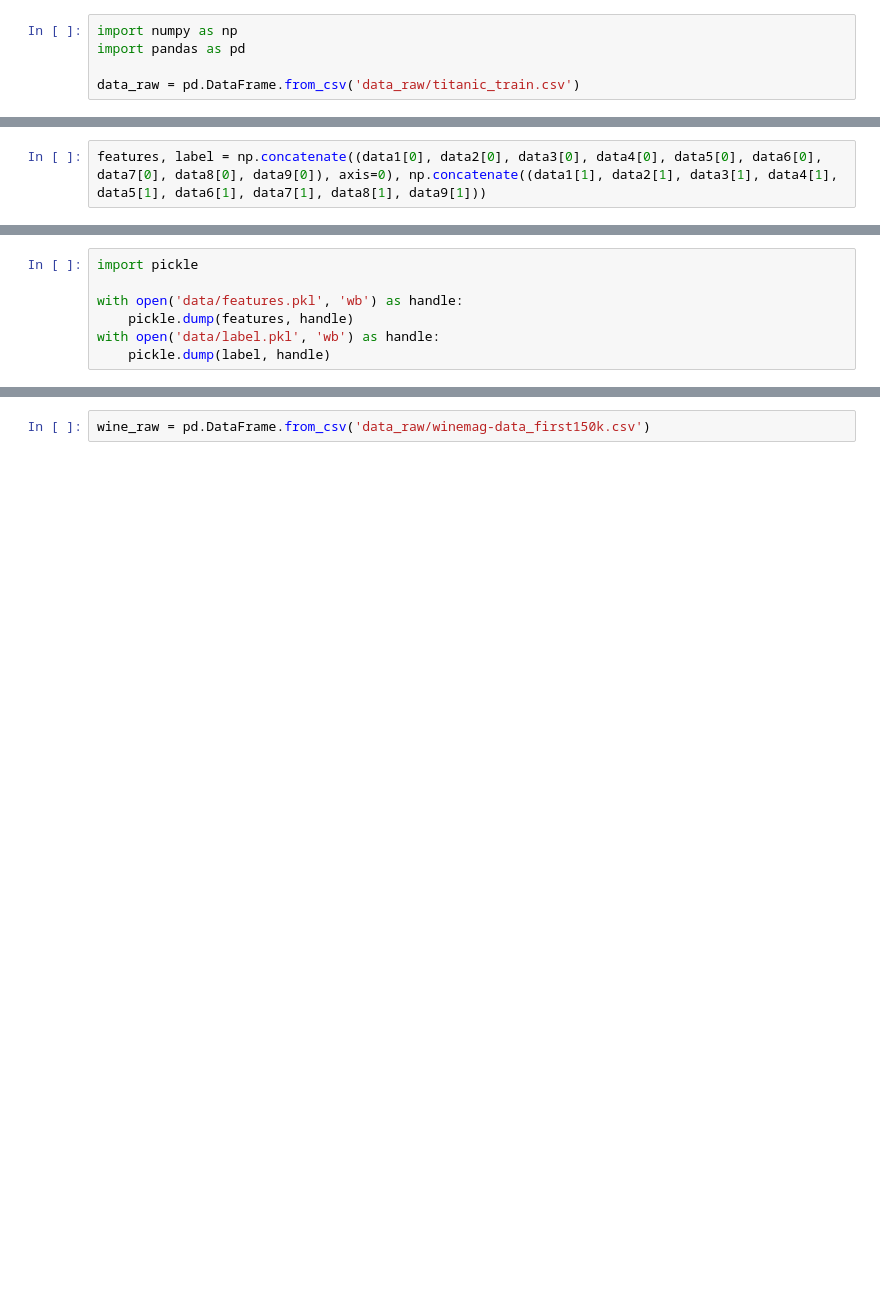
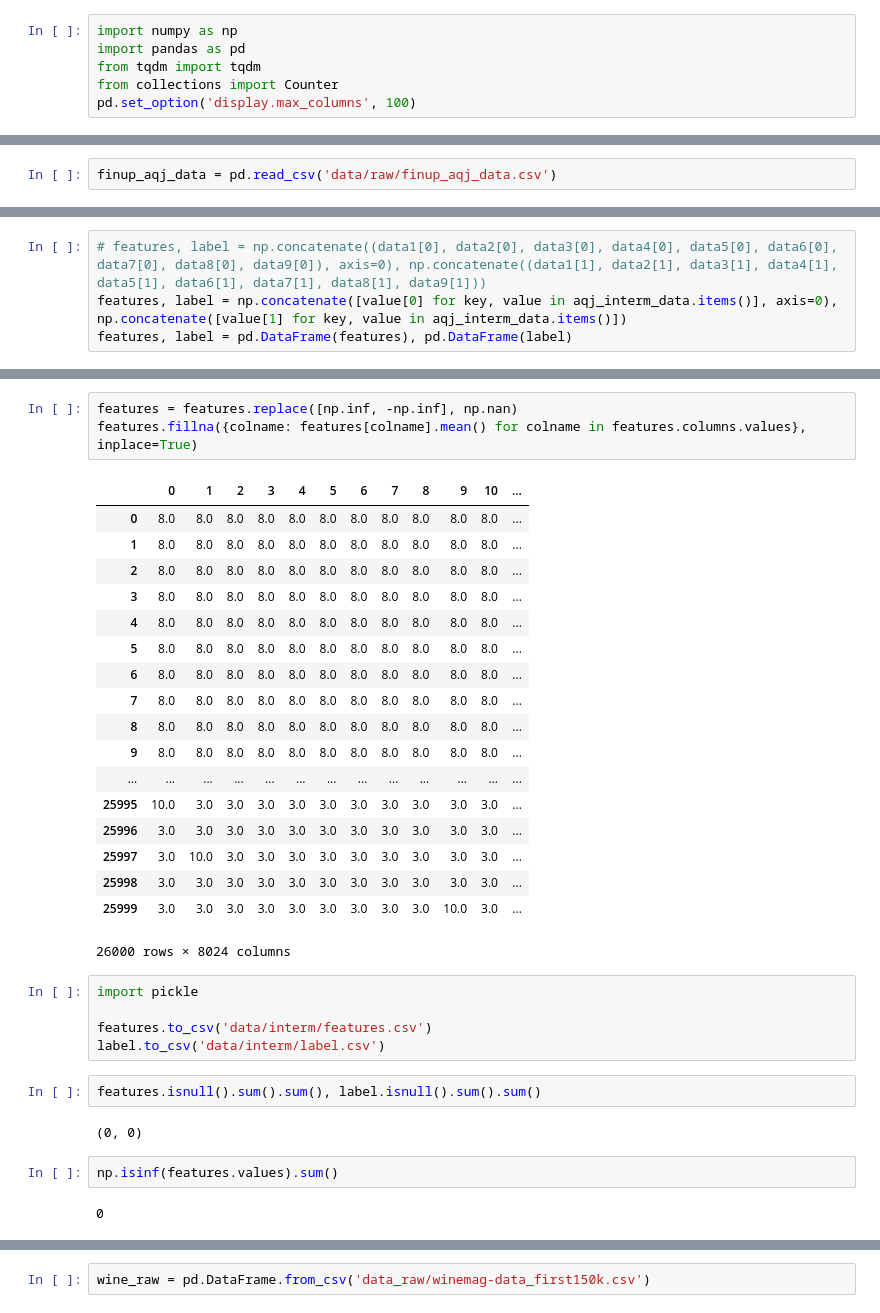
Before and after one commit to savourylie/auto_datatyper, a Jupyter notebook: create_train_test.ipynb, the cells around one changed output, grey strips where cells are left out. Saved outputs shown, nothing was run; the diff lists cells and outputs as text; blank space fills up the shorter version.

```diff
--- a/create_train_test.ipynb
+++ b/create_train_test.ipynb
@@ -1,5 +1,6 @@
 # %%
 import numpy as np
 import pandas as pd
-
-data_raw = pd.DataFrame.from_csv('data_raw/titanic_train.csv')
+from tqdm import tqdm
+from collections import Counter
+pd.set_option('display.max_columns', 100)
@@ -5,0 +9,2 @@ data_raw = pd.DataFrame.from_csv('data_raw/titanic_train.csv')
+# %%
+finup_aqj_data = pd.read_csv('data/raw/finup_aqj_data.csv')
@@ -49,5 +185,7 @@ data9 = create_dataset_from_data_column(data_raw['Embarked'], 2)
 # %%
-features, label = np.concatenate((data1[0], data2[0], data3[0], data4[0], data5[0], data6[0], data7[0], data8[0], data9[0]), axis=0), np.concatenate((data1[1], data2[1], data3[1], data4[1], data5[1], data6[1], data7[1], data8[1], data9[1]))
+# features, label = np.concatenate((data1[0], data2[0], data3[0], data4[0], data5[0], data6[0], data7[0], data8[0], data9[0]), axis=0), np.concatenate((data1[1], data2[1], data3[1], data4[1], data5[1], data6[1], data7[1], data8[1], data9[1]))
+features, label = np.concatenate([value[0] for key, value in aqj_interm_data.items()], axis=0), np.concatenate([value[1] for key, value in aqj_interm_data.items()])
+features, label = pd.DataFrame(features), pd.DataFrame(label)
 # %%
 features.shape, label.shape
 # %% [output]
@@ -55,10 +193,38 @@ features.shape, label.shape
-# %%
-import pickle
-
-with open('data/features.pkl', 'wb') as handle:
-    pickle.dump(features, handle)
-with open('data/label.pkl', 'wb') as handle:
-    pickle.dump(label, handle)
+# %%
+features = features.replace([np.inf, -np.inf], np.nan)
+features.fillna({colname: features[colname].mean() for colname in features.columns.values}, inplace=True)
+# %% [output]
+|  | 0 | 1 | 2 | 3 | 4 | 5 | 6 | 7 | 8 | 9 | 10 | ... |
+| 0 | 8.0 | 8.0 | 8.0 | 8.0 | 8.0 | 8.0 | 8.0 | 8.0 | 8.0 | 8.0 | 8.0 | ... |
+| 1 | 8.0 | 8.0 | 8.0 | 8.0 | 8.0 | 8.0 | 8.0 | 8.0 | 8.0 | 8.0 | 8.0 | ... |
+| 2 | 8.0 | 8.0 | 8.0 | 8.0 | 8.0 | 8.0 | 8.0 | 8.0 | 8.0 | 8.0 | 8.0 | ... |
+| 3 | 8.0 | 8.0 | 8.0 | 8.0 | 8.0 | 8.0 | 8.0 | 8.0 | 8.0 | 8.0 | 8.0 | ... |
+| 4 | 8.0 | 8.0 | 8.0 | 8.0 | 8.0 | 8.0 | 8.0 | 8.0 | 8.0 | 8.0 | 8.0 | ... |
+| 5 | 8.0 | 8.0 | 8.0 | 8.0 | 8.0 | 8.0 | 8.0 | 8.0 | 8.0 | 8.0 | 8.0 | ... |
+| 6 | 8.0 | 8.0 | 8.0 | 8.0 | 8.0 | 8.0 | 8.0 | 8.0 | 8.0 | 8.0 | 8.0 | ... |
+| 7 | 8.0 | 8.0 | 8.0 | 8.0 | 8.0 | 8.0 | 8.0 | 8.0 | 8.0 | 8.0 | 8.0 | ... |
+| 8 | 8.0 | 8.0 | 8.0 | 8.0 | 8.0 | 8.0 | 8.0 | 8.0 | 8.0 | 8.0 | 8.0 | ... |
+| 9 | 8.0 | 8.0 | 8.0 | 8.0 | 8.0 | 8.0 | 8.0 | 8.0 | 8.0 | 8.0 | 8.0 | ... |
+| ... | ... | ... | ... | ... | ... | ... | ... | ... | ... | ... | ... | ... |
+| 25995 | 10.0 | 3.0 | 3.0 | 3.0 | 3.0 | 3.0 | 3.0 | 3.0 | 3.0 | 3.0 | 3.0 | ... |
+| 25996 | 3.0 | 3.0 | 3.0 | 3.0 | 3.0 | 3.0 | 3.0 | 3.0 | 3.0 | 3.0 | 3.0 | ... |
+| 25997 | 3.0 | 10.0 | 3.0 | 3.0 | 3.0 | 3.0 | 3.0 | 3.0 | 3.0 | 3.0 | 3.0 | ... |
+| 25998 | 3.0 | 3.0 | 3.0 | 3.0 | 3.0 | 3.0 | 3.0 | 3.0 | 3.0 | 3.0 | 3.0 | ... |
+| 25999 | 3.0 | 3.0 | 3.0 | 3.0 | 3.0 | 3.0 | 3.0 | 3.0 | 3.0 | 10.0 | 3.0 | ... |
+26000 rows × 8024 columns
+# %%
+import pickle
+
+features.to_csv('data/interm/features.csv')
+label.to_csv('data/interm/label.csv')
+# %%
+features.isnull().sum().sum(), label.isnull().sum().sum()
+# %% [output]
+(0, 0)
+# %%
+np.isinf(features.values).sum()
+# %% [output]
+0
 # %%
 features.shape, label.shape
 # %% [output]
```
Also changed, not shown: parts of 22 cells of this notebook, 1 other file.
